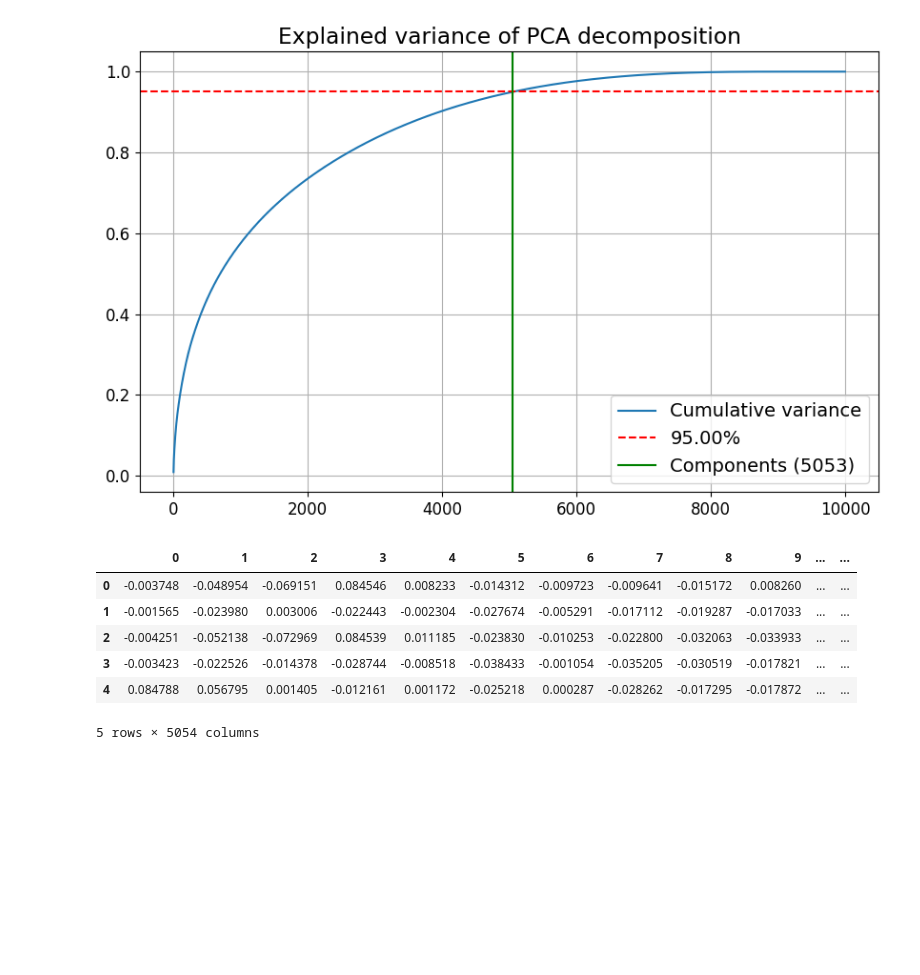
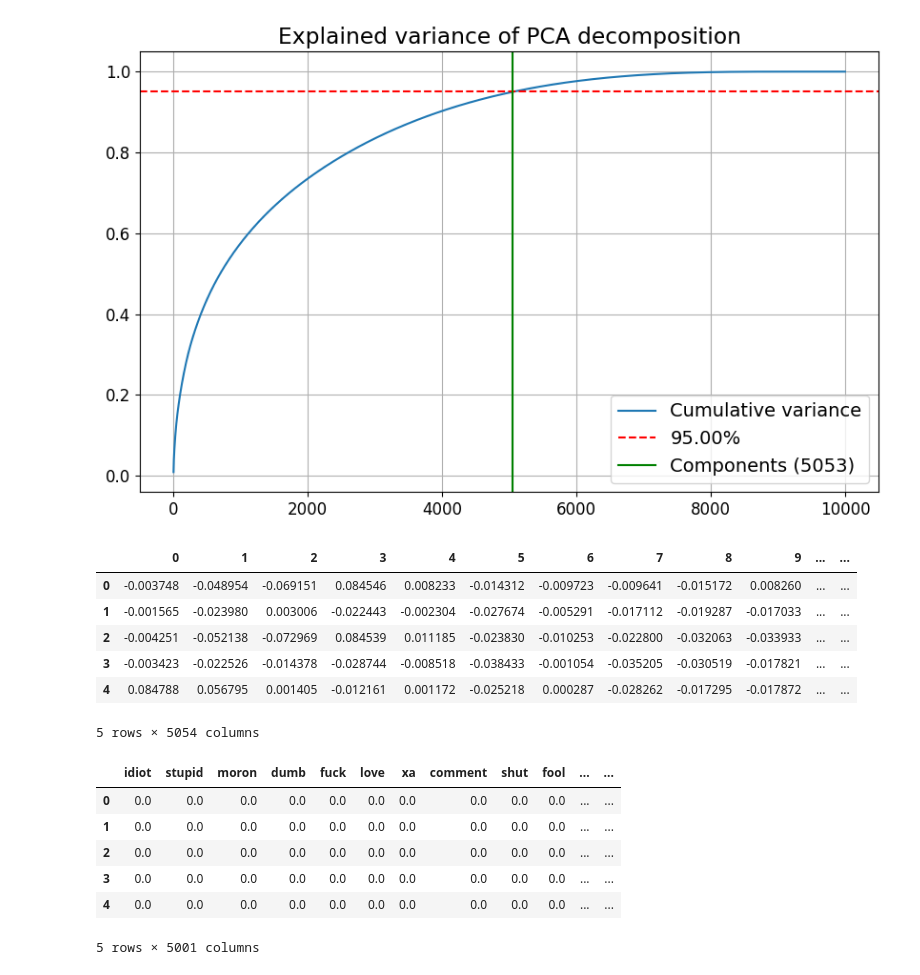
Before and after one commit to sebalexsmith/IT3212, a Jupyter notebook: assignment_3/extraction.ipynb, the cells around one changed output. Cells and saved outputs as stored; diff of their text form; code cells hidden in the pictures; blank space fills up the shorter version.

```diff
--- a/assignment_3/extraction.ipynb
+++ b/assignment_3/extraction.ipynb
@@ -221,3 +221,7 @@ data_compressed.head()
 5 rows × 5054 columns
 # %%
 data_compressed.to_csv('cyberbullying_datasets/course_dataset/cb_pca_compressed.csv.gz', index=False, compression='gzip')
+# %%
+from sklearn.feature_selection import SelectKBest, chi2
+
+selection = SelectKBest(chi2, k=5000).fit_transform(X_tfidf_df, df['CB_Label'])
@@ -223,0 +231,13 @@ data_compressed.to_csv('cyberbullying_datasets/course_dataset/cb_pca_compressed.
+# %%
+selection = pd.DataFrame(selection, columns=top_names)
+selection['bullying'] = df['CB_Label']
+# %%
+selection.head()
+# %% [output]
+|  | idiot | stupid | moron | dumb | fuck | love | xa | comment | shut | fool | ... | ... |
+| 0 | 0.0 | 0.0 | 0.0 | 0.0 | 0.0 | 0.0 | 0.0 | 0.0 | 0.0 | 0.0 | ... | ... |
+| 1 | 0.0 | 0.0 | 0.0 | 0.0 | 0.0 | 0.0 | 0.0 | 0.0 | 0.0 | 0.0 | ... | ... |
+| 2 | 0.0 | 0.0 | 0.0 | 0.0 | 0.0 | 0.0 | 0.0 | 0.0 | 0.0 | 0.0 | ... | ... |
+| 3 | 0.0 | 0.0 | 0.0 | 0.0 | 0.0 | 0.0 | 0.0 | 0.0 | 0.0 | 0.0 | ... | ... |
+| 4 | 0.0 | 0.0 | 0.0 | 0.0 | 0.0 | 0.0 | 0.0 | 0.0 | 0.0 | 0.0 | ... | ... |
+5 rows × 5001 columns
```
Also changed, not shown: parts of 5 cells of this notebook, 3 other files.
